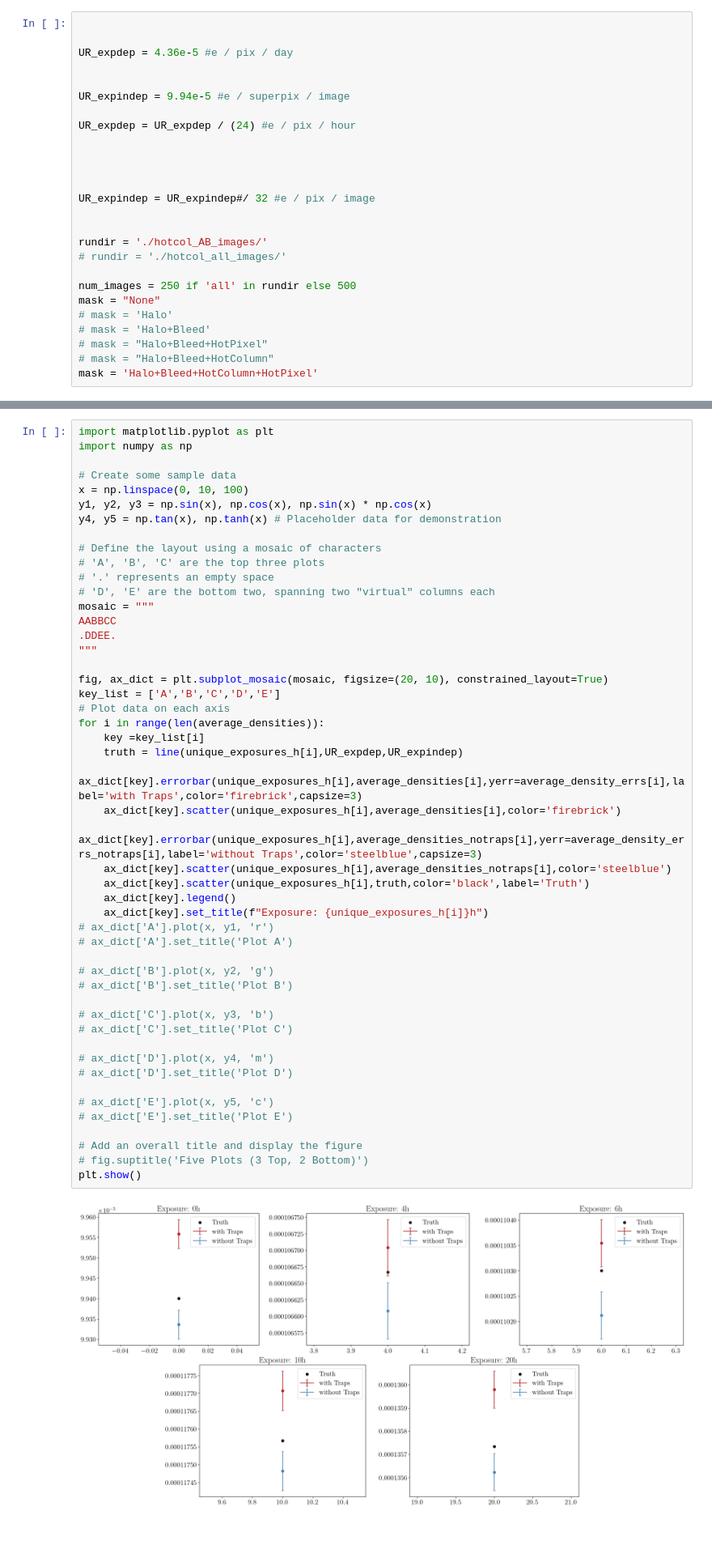
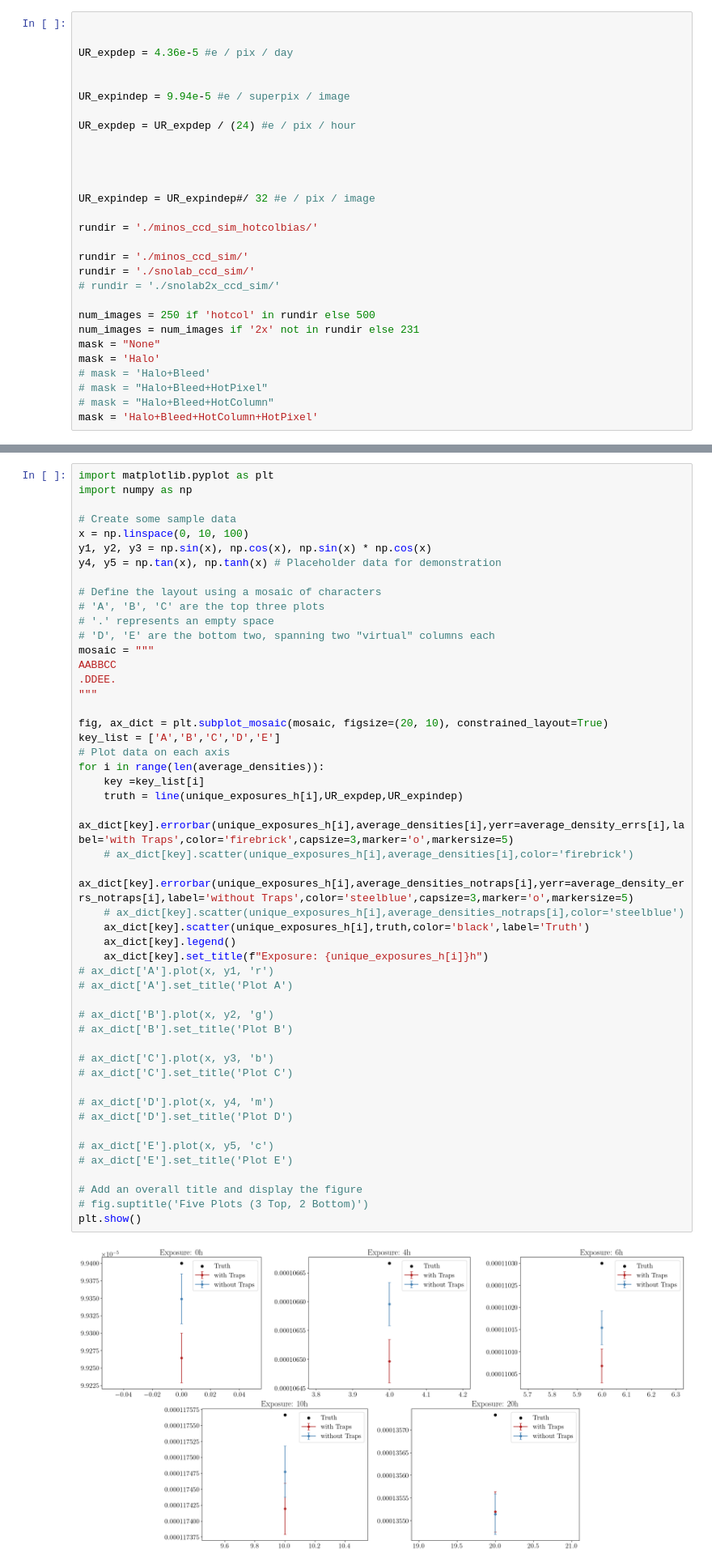
Before and after one commit to anshsdesai/sensei_charge_traps, a Jupyter notebook: plotting.ipynb, the cells around one changed output, grey strips where cells are left out. Shown at 81% size. Cells and saved outputs as stored; diff of their text form; blank space fills up the shorter version.

```diff
--- a/plotting.ipynb
+++ b/plotting.ipynb
@@ -34,13 +40,16 @@ UR_expdep = UR_expdep / (24) #e / pix / hour
 
 UR_expindep = UR_expindep#/ 32 #e / pix / image
 
+rundir = './minos_ccd_sim_hotcolbias/'
 
-rundir = './hotcol_AB_images/'
-# rundir = './hotcol_all_images/'
+rundir = './minos_ccd_sim/'
+rundir = './snolab_ccd_sim/'
+# rundir = './snolab2x_ccd_sim/'
 
-num_images = 250 if 'all' in rundir else 500
+num_images = 250 if 'hotcol' in rundir else 500
+num_images = num_images if '2x' not in rundir else 231
 mask = "None"
-# mask = 'Halo'
+mask = 'Halo'
 # mask = 'Halo+Bleed'
 # mask = "Halo+Bleed+HotPixel"
 # mask = "Halo+Bleed+HotColumn"
@@ -500,38 +519,38 @@ AABBCC
 """
 
 fig, ax_dict = plt.subplot_mosaic(mosaic, figsize=(20, 10), constrained_layout=True)
 key_list = ['A','B','C','D','E']
 # Plot data on each axis
 for i in range(len(average_densities)):
     key =key_list[i]
     truth = line(unique_exposures_h[i],UR_expdep,UR_expindep)
-    ax_dict[key].errorbar(unique_exposures_h[i],average_densities[i],yerr=average_density_errs[i],label='with Traps',color='firebrick',capsize=3)
-    ax_dict[key].scatter(unique_exposures_h[i],average_densities[i],color='firebrick')
-    ax_dict[key].errorbar(unique_exposures_h[i],average_densities_notraps[i],yerr=average_density_errs_notraps[i],label='without Traps',color='steelblue',capsize=3)
-    ax_dict[key].scatter(unique_exposures_h[i],average_densities_notraps[i],color='steelblue')
+    ax_dict[key].errorbar(unique_exposures_h[i],average_densities[i],yerr=average_density_errs[i],label='with Traps',color='firebrick',capsize=3,marker='o',markersize=5)
+    # ax_dict[key].scatter(unique_exposures_h[i],average_densities[i],color='firebrick')
+    ax_dict[key].errorbar(unique_exposures_h[i],average_densities_notraps[i],yerr=average_density_errs_notraps[i],label='without Traps',color='steelblue',capsize=3,marker='o',markersize=5)
+    # ax_dict[key].scatter(unique_exposures_h[i],average_densities_notraps[i],color='steelblue')
     ax_dict[key].scatter(unique_exposures_h[i],truth,color='black',label='Truth')
     ax_dict[key].legend()
     ax_dict[key].set_title(f"Exposure: {unique_exposures_h[i]}h")
 # ax_dict['A'].plot(x, y1, 'r')
 # ax_dict['A'].set_title('Plot A')
 
 # ax_dict['B'].plot(x, y2, 'g')
 # ax_dict['B'].set_title('Plot B')
 
 # ax_dict['C'].plot(x, y3, 'b')
 # ax_dict['C'].set_title('Plot C')
 
 # ax_dict['D'].plot(x, y4, 'm')
 # ax_dict['D'].set_title('Plot D')
 
 # ax_dict['E'].plot(x, y5, 'c')
 # ax_dict['E'].set_title('Plot E')
 
 # Add an overall title and display the figure
 # fig.suptitle('Five Plots (3 Top, 2 Bottom)')
 plt.show()
 # %% [output]
-[figure, old version]
+[figure, new version]
 # %%
 average_densities,average_density_errs
 # %% [output]
```
Also changed, not shown: parts of 8 cells of this notebook, 15 other files.
